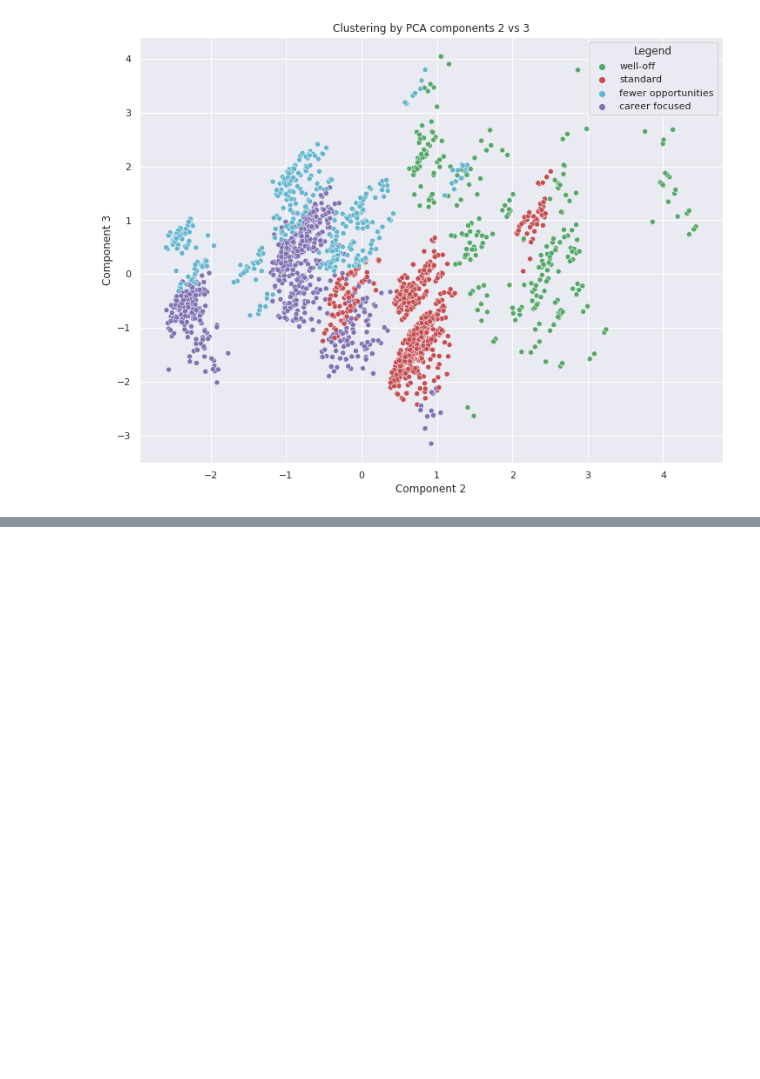
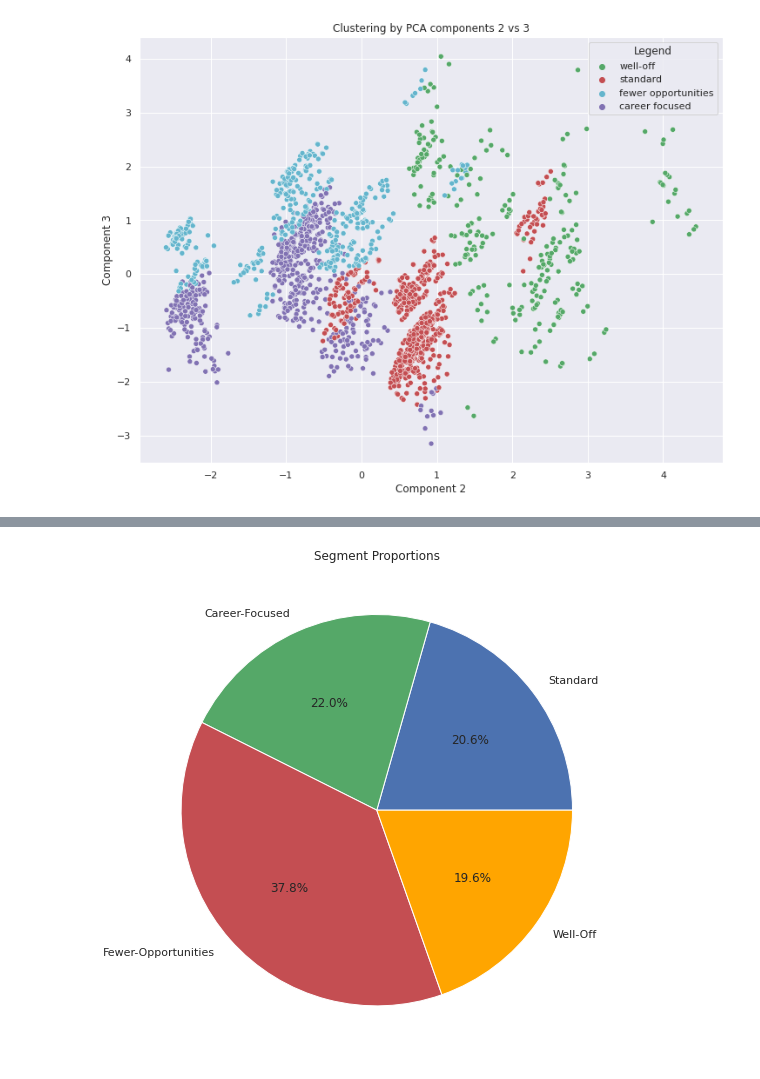
Before and after one commit to aryan-at-ul/customer_segmentation, a Jupyter notebook: customer_segmentation_handson.ipynb, the cells around one changed output, grey strips where cells are left out. Cells and saved outputs as stored; diff of their text form; code cells hidden in the pictures; blank space fills up the shorter version.

```diff
--- a/customer_segmentation_handson.ipynb
+++ b/customer_segmentation_handson.ipynb
@@ -435,0 +533,6 @@ pickle.dump(kmeans_pca,open('kmeans_pca.pickle','wb'))
+# %%
+temp2 = df_purchase_predictor[['ID',"Incidence"]].groupby(['ID'], as_index = False).sum()
+temp2 = temp2.set_index('ID')
+temp2 = temp2.rename(columns = {'Incidence':'N_Purchaces'})
+temp3 = temp1.join(temp2)
+temp3.head()
@@ -435,0 +547,7 @@ pickle.dump(kmeans_pca,open('kmeans_pca.pickle','wb'))
+# %%
+temp3['Average_N_Purchaces'] = temp3['N_Purchaces'] / temp3['N_Visits']
+# %%
+temp4 = df_purchase_predictor[['ID',"Segment"]].groupby(['ID'], as_index = False).mean()
+temp4 = temp4.set_index('ID')
+df_purchase_descr = temp3.join(temp4)
+df_purchase_descr.head()
@@ -435,0 +562,5 @@ pickle.dump(kmeans_pca,open('kmeans_pca.pickle','wb'))
+# %%
+# segment proportation of purchases by segment
+seg_prop = df_purchase_descr[['N_Purchaces','Segment']].groupby(['Segment']).count() / df_purchase_descr.shape[0]
+seg_prop = seg_prop.rename(columns = {'N_Purchaces':'Segment Proportions'})
+seg_prop.head()
@@ -435,0 +574,9 @@ pickle.dump(kmeans_pca,open('kmeans_pca.pickle','wb'))
+# %%
+plt.figure(figsize = (12,9))
+plt.pie(seg_prop['Segment Proportions'],labels = ['Standard','Career-Focused','Fewer-Opportunities','Well-Off'],autopct = '%1.1f%%',
+        colors = ['b','g','r','orange'])
+
+plt.title("Segment Proportions")
+plt.show()
+# %% [output]
+[figure, added]
```
Also changed, not shown: parts of 30 cells of this notebook.
